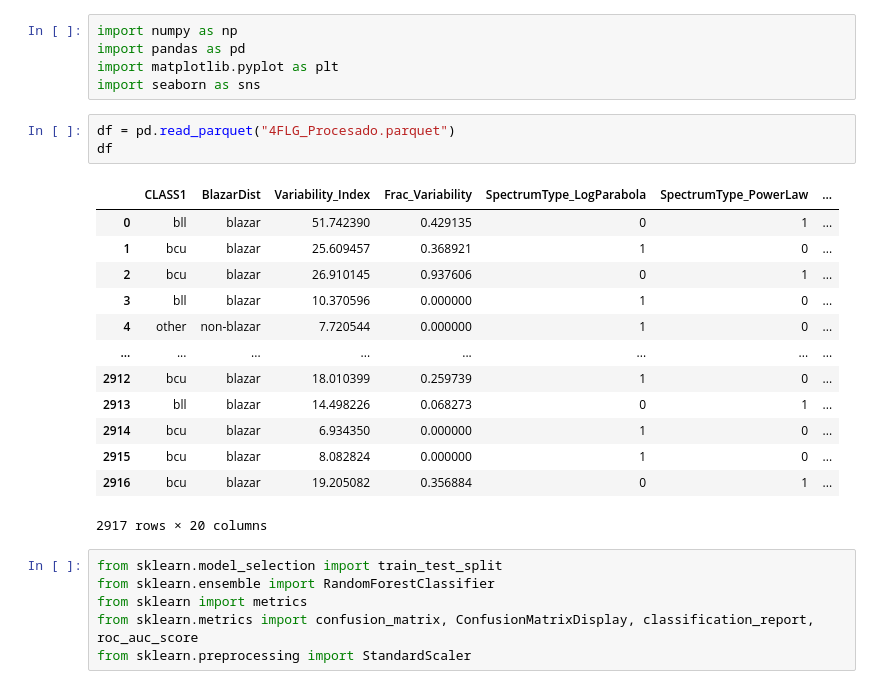
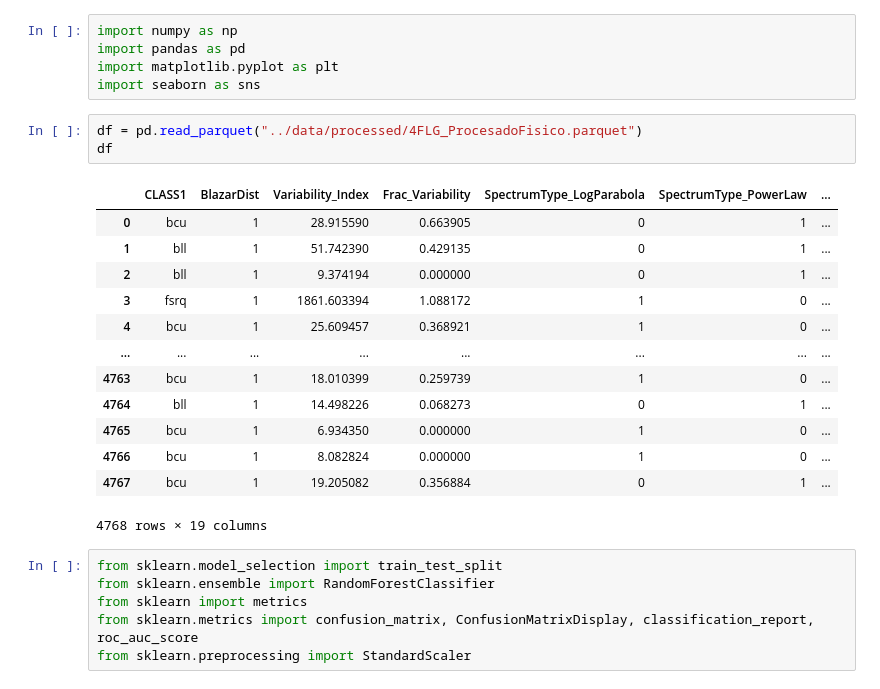
Before and after one commit to jcuartasl/BlazarClassification, a Jupyter notebook: models/RandomForest.ipynb, the cells around one changed output. Drawn from its saved outputs; the diff is of its cells as text.

```diff
--- a/models/RandomForest.ipynb
+++ b/models/RandomForest.ipynb
@@ -4,22 +4,22 @@ import pandas as pd
 import matplotlib.pyplot as plt
 import seaborn as sns
 # %%
-df = pd.read_parquet("4FLG_Procesado.parquet")
+df = pd.read_parquet("../data/processed/4FLG_ProcesadoFisico.parquet")
 df
 # %% [output]
 |  | CLASS1 | BlazarDist | Variability_Index | Frac_Variability | SpectrumType_LogParabola | SpectrumType_PowerLaw | ... |
-| 0 | bll | blazar | 51.742390 | 0.429135 | 0 | 1 | ... |
-| 1 | bcu | blazar | 25.609457 | 0.368921 | 1 | 0 | ... |
-| 2 | bcu | blazar | 26.910145 | 0.937606 | 0 | 1 | ... |
-| 3 | bll | blazar | 10.370596 | 0.000000 | 1 | 0 | ... |
-| 4 | other | non-blazar | 7.720544 | 0.000000 | 1 | 0 | ... |
+| 0 | bcu | 1 | 28.915590 | 0.663905 | 0 | 1 | ... |
+| 1 | bll | 1 | 51.742390 | 0.429135 | 0 | 1 | ... |
+| 2 | bll | 1 | 9.374194 | 0.000000 | 0 | 1 | ... |
+| 3 | fsrq | 1 | 1861.603394 | 1.088172 | 1 | 0 | ... |
+| 4 | bcu | 1 | 25.609457 | 0.368921 | 1 | 0 | ... |
 | ... | ... | ... | ... | ... | ... | ... | ... |
-| 2912 | bcu | blazar | 18.010399 | 0.259739 | 1 | 0 | ... |
-| 2913 | bll | blazar | 14.498226 | 0.068273 | 0 | 1 | ... |
-| 2914 | bcu | blazar | 6.934350 | 0.000000 | 1 | 0 | ... |
-| 2915 | bcu | blazar | 8.082824 | 0.000000 | 1 | 0 | ... |
-| 2916 | bcu | blazar | 19.205082 | 0.356884 | 0 | 1 | ... |
+| 4763 | bcu | 1 | 18.010399 | 0.259739 | 1 | 0 | ... |
+| 4764 | bll | 1 | 14.498226 | 0.068273 | 0 | 1 | ... |
+| 4765 | bcu | 1 | 6.934350 | 0.000000 | 1 | 0 | ... |
+| 4766 | bcu | 1 | 8.082824 | 0.000000 | 1 | 0 | ... |
+| 4767 | bcu | 1 | 19.205082 | 0.356884 | 0 | 1 | ... |
-2917 rows × 20 columns
+4768 rows × 19 columns
 # %%
 from sklearn.model_selection import train_test_split
 from sklearn.ensemble import RandomForestClassifier
```
Also changed, not shown: parts of 7 cells of this notebook, 7 other files.
